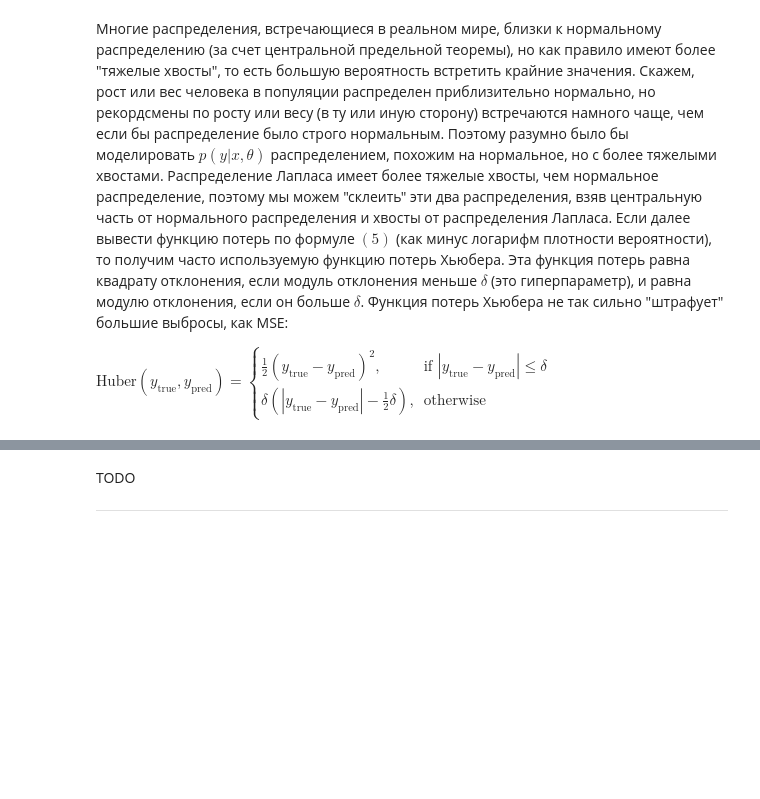
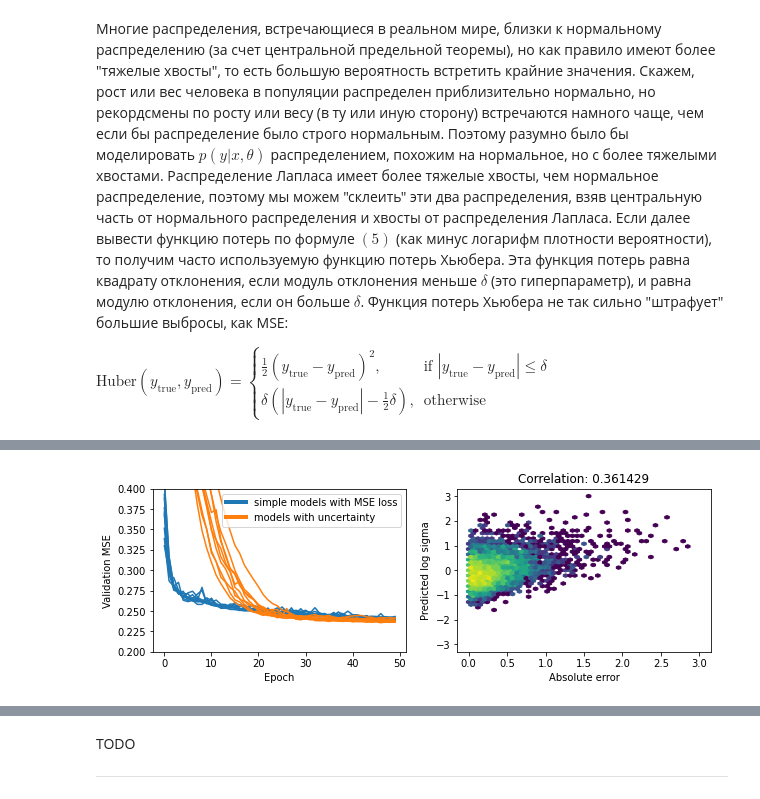
Before and after one commit to sedol1339/generalized.ru, a Jupyter notebook: [Post] Теория вероятностей в машинном обучении. Часть 1. Байесовский вывод.ipynb, the cells around one changed output, grey strips where cells are left out. Drawn from its saved outputs; the diff is of its cells as text; code cells hidden in the pictures; blank space fills up the shorter version.

```diff
--- a/[Post] Теория вероятностей в машинном обучении. Часть 1. Байесовский вывод.ipynb
+++ b/[Post] Теория вероятностей в машинном обучении. Часть 1. Байесовский вывод.ipynb
@@ -183,0 +192,93 @@ $\begin{equation}
+# %%
+from sklearn.datasets import fetch_california_housing
+from sklearn.model_selection import train_test_split
+from sklearn.preprocessing import StandardScaler
+from scipy.stats import pearsonr
+import tensorflow as tf, numpy as np, matplotlib.pyplot as plt
+from tensorflow.keras import Sequential, layers, optimizers, callbacks
+from tensorflow.keras.optimizers.schedules import InverseTimeDecay
+
+# loss based on formulas (9) and (10)
+
+def custom_loss(y_true, y_pred, stop_gradient=False, coef=0.2):
+  y_true = tf.squeeze(y_true)
+  mu, log_sigma = y_pred[:, 0], y_pred[:, 1]
+  if not stop_gradient: #using balancing coef
+    loss = (y_true - mu)**2 / 2 / tf.math.exp(log_sigma) + coef * log_sigma / 2
+  else: #not using balancing coef, using stop_gradient
+    loss = (y_true - mu)**2 + (y_true - tf.stop_gradient(mu))**2 \
+                       / 2 / tf.math.exp(log_sigma) + log_sigma / 2
+  return tf.math.reduce_mean(loss)
+
+def custom_mse(y_true, y_pred):
+  y_true = tf.squeeze(y_true)
+  mu, log_sigma = y_pred[:, 0], y_pred[:, 1]
+  metrics = (y_true - mu)**2
+  return tf.math.reduce_mean(metrics)
+
+# downloading and preprocessing dataset
+X, y = fetch_california_housing(return_X_y=True)
+y = np.log(y)
+X_train, X_test, y_train, y_test = train_test_split(X, y, random_state=2)
+
+scaler = StandardScaler()
+X_train = scaler.fit_transform(X_train)
+X_test = scaler.transform(X_test)
+y_train = scaler.fit_transform(y_train[:, None])[:, 0]
+y_test = scaler.transform(y_test[:, None])[:, 0]
+
+#training models
+
+def train_simple_model(epochs=50, dropout=0.5):
+  model = Sequential([
+      layers.Dense(1000, 'relu'),
+      layers.Dropout(dropout),
+      layers.Dense(1)
+  ])
+  model.compile(loss='mse', optimizer=optimizers.Adam(InverseTimeDecay(1e-3, 1000, 2)))
+  model.fit(X_train, y_train, validation_data=(X_test, y_test),
+            batch_size=128, epochs=epochs, verbose=0)
+  return model, model.history.history['val_loss']
+
+def train_model_with_uncertainty(epochs=50, dropout=0.5):
+  model = Sequential([
+      layers.Dense(1000, 'relu'),
+      layers.Dropout(dropout),
+      layers.Dense(2)
+  ])
+  model.compile(loss=custom_loss, metrics=custom_mse,
+                optimizer=optimizers.Adam(InverseTimeDecay(1e-3, 1000, 2)))
+  model.fit(X_train, y_train, validation_data=(X_test, y_test),
+            batch_size=128, epochs=epochs, verbose=0)
+  return model, model.history.history['val_custom_mse']
+
+n_tests = 10
+simple = [train_simple_model() for i in range(n_tests)]
+uncertainty = [train_model_with_uncertainty() for i in range(n_tests)]
+
+fig, (ax1, ax2) = plt.subplots(ncols=2, figsize=(10, 3))
+
+from matplotlib.lines import Line2D
+for model, history in simple:
+  ax1.plot(history, color='C0', label='simple models with MSE loss')
+for model, history in uncertainty:
+  ax1.plot(history, color='C1', label='models with uncertainty')
+ax1.set_ylim(0.2, 0.4)
+ax1.legend([Line2D([0], [0], color='C0', lw=4),
+                Line2D([0], [0], color='C1', lw=4)],
+           ['simple models with MSE loss', 'models with uncertainty'])
+ax1.set_xlabel('Epoch')
+ax1.set_ylabel('Validation MSE')
+
+model, _ = uncertainty[0]
+preds_test = model.predict(X_test)
+ax2.hexbin(np.abs(preds_test[:, 0] - y_test),
+           preds_test[:, 1], bins='log', extent=(0, 3, -3, 3), gridsize=50)
+ax2.set_xlabel('Absolute error')
+ax2.set_ylabel('Predicted log sigma')
+corr = pearsonr(np.abs(preds_test[:, 0] - y_test), preds_test[:, 1])[0]
+ax2.set_title(f'Correlation: {corr:g}')
+
+plt.show()
+# %% [output]
+[figure, added]
```
Also changed, not shown: parts of 9 cells of this notebook, 1 other file.
